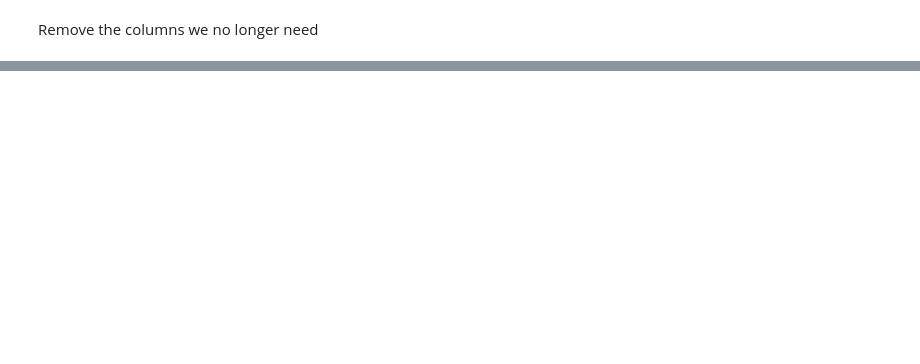
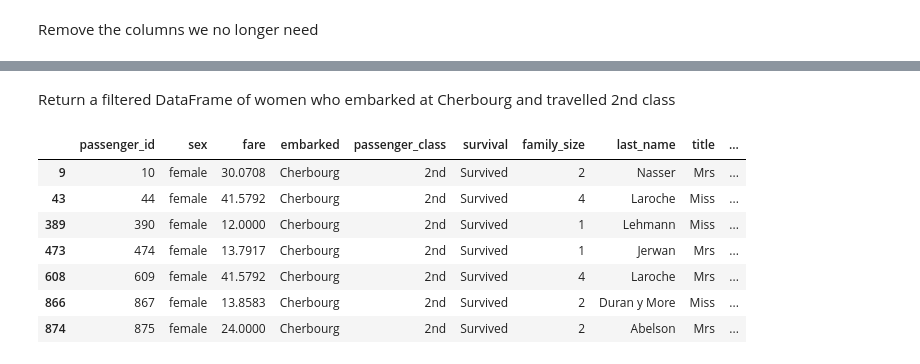
Before and after one commit to MarkWilcock/Python-Course, a Jupyter notebook: analyse data with pandas/pandas_titanic_answer.ipynb, the cells around one changed output, grey strips where cells are left out. Saved outputs shown, nothing was run; the diff lists cells and outputs as text; code cells hidden in the pictures; blank space fills up the shorter version.

```diff
--- a/analyse data with pandas/pandas_titanic_answer.ipynb
+++ b/analyse data with pandas/pandas_titanic_answer.ipynb
@@ -105,3 +240,15 @@ print(second_class_passengers)
+# %% [markdown]
+Return a filtered DataFrame of women who embarked at Cherbourg and travelled 2nd class
 # %%
+# Write your code here
 second_class_women_cherbourg = df[(df['passenger_class'] == '2nd') & (df['sex'] == 'female') & (df['embarked'] == 'Cherbourg')]
-print(second_class_women_cherbourg)
+second_class_women_cherbourg
+# %% [output]
+|  | passenger_id | sex | fare | embarked | passenger_class | survival | family_size | last_name | title | ... |
+| 9 | 10 | female | 30.0708 | Cherbourg | 2nd | Survived | 2 | Nasser | Mrs | ... |
+| 43 | 44 | female | 41.5792 | Cherbourg | 2nd | Survived | 4 | Laroche | Miss | ... |
+| 389 | 390 | female | 12.0000 | Cherbourg | 2nd | Survived | 1 | Lehmann | Miss | ... |
+| 473 | 474 | female | 13.7917 | Cherbourg | 2nd | Survived | 1 | Jerwan | Mrs | ... |
+| 608 | 609 | female | 41.5792 | Cherbourg | 2nd | Survived | 4 | Laroche | Mrs | ... |
+| 866 | 867 | female | 13.8583 | Cherbourg | 2nd | Survived | 2 | Duran y More | Miss | ... |
+| 874 | 875 | female | 24.0000 | Cherbourg | 2nd | Survived | 2 | Abelson | Mrs | ... |
```
Also changed, not shown: parts of 36 cells of this notebook.
